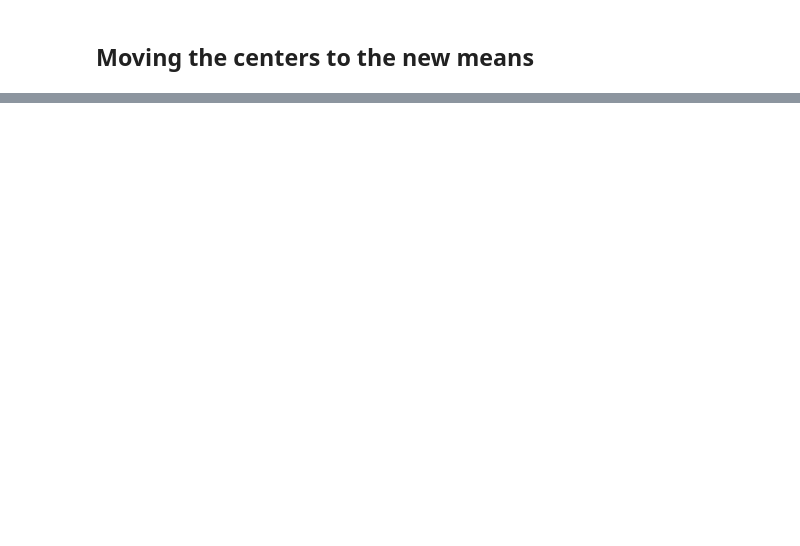
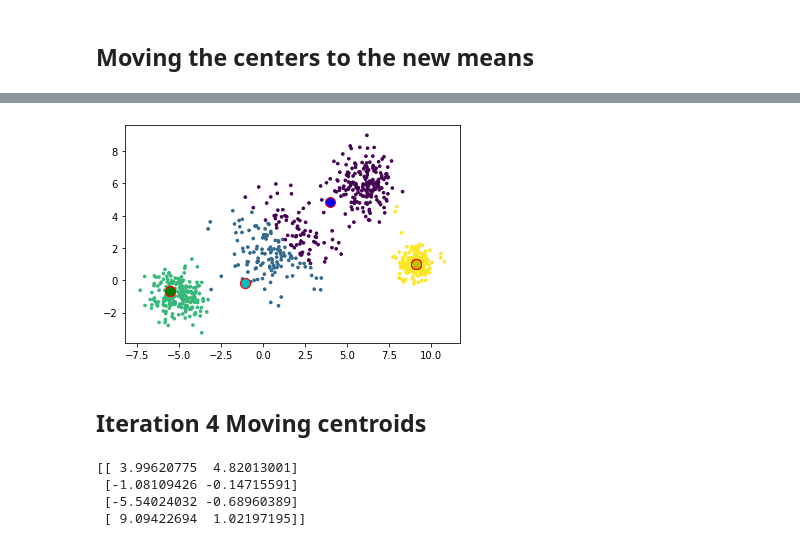
Before and after one commit to Phllips/Portfolio, a Jupyter notebook: Portfolio 3.ipynb, the cells around one changed output, grey strips where cells are left out. Saved outputs shown, nothing was run; the diff lists cells and outputs as text; code cells hidden in the pictures; blank space fills up the shorter version.

```diff
--- a/Portfolio 3.ipynb
+++ b/Portfolio 3.ipynb
@@ -241,0 +200,7 @@ for i in range(k):
+# %%
+distance3=np.zeros((800,k))
+for i in range(k):
+     distance3[:,i] = np.linalg.norm(data - new_centres2[i],axis=1)
+cluster3 = np.argmin(distance3, axis = 1)
+
+print(cluster3)
@@ -241,0 +225,18 @@ for i in range(k):
+# %%
+plt.scatter(data[:,0], data[:,1], s=7, c=cluster3)
+
+for i in range(k):
+    plt.scatter(new_centres2[i:,0], new_centres2[i:,1], s=100, c = colmap[i], edgecolors='r')
+# %% [output]
+[figure, added]
+# %% [markdown]
+## Iteration 4 Moving centroids
+# %%
+new_centres3 = update(new_centres2)
+
+print(new_centres2)
+# %% [output]
+[[ 3.99620775  4.82013001]
+ [-1.08109426 -0.14715591]
+ [-5.54024032 -0.68960389]
+ [ 9.09422694  1.02197195]]
```
Also changed, not shown: parts of 14 cells of this notebook.
